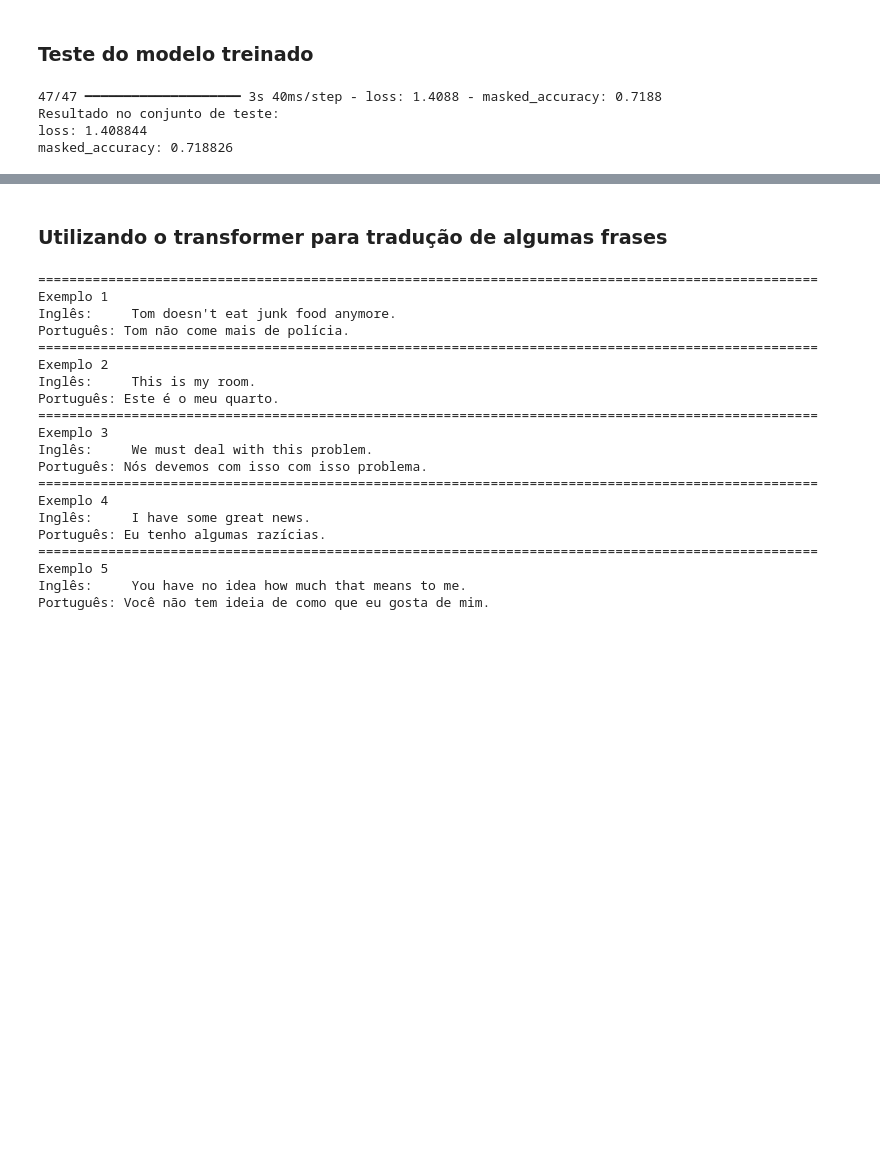
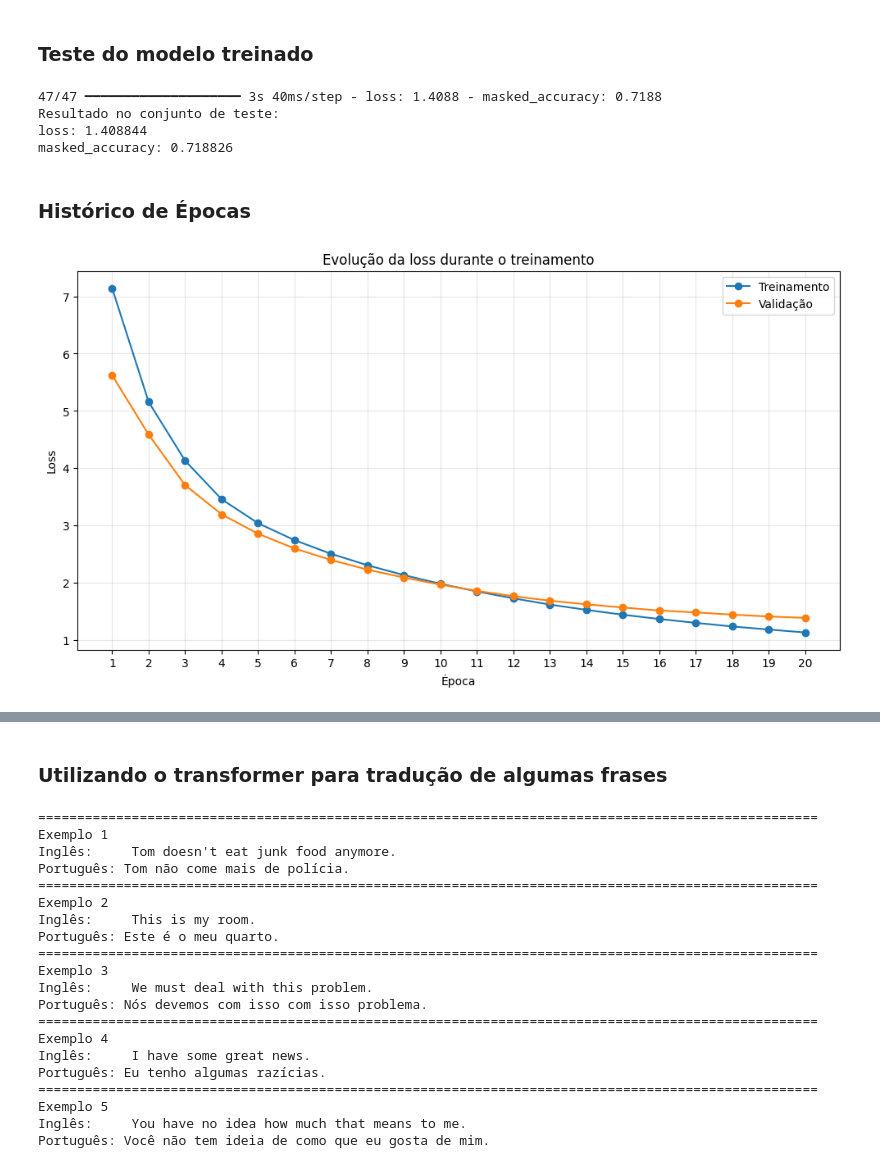
Before and after one commit to gilcesarf/imd1107-202601, a Jupyter notebook: 3-unidade/atividade5a.ipynb, the cells around one changed output, grey strips where cells are left out. Drawn from its saved outputs; the diff is of its cells as text; code cells hidden in the pictures; blank space fills up the shorter version.

```diff
--- a/3-unidade/atividade5a.ipynb
+++ b/3-unidade/atividade5a.ipynb
@@ -1538,3 +1539,61 @@ for metric_name, metric_value in test_results.items():
 Resultado no conjunto de teste:
 loss: 1.408844
 masked_accuracy: 0.718826
+# %% [markdown]
+### Histórico de Épocas
+# %%
+# =============================================================================
+# Gráfico da evolução do treinamento e da validação
+# =============================================================================
+
+historico_treinamento = pd.DataFrame(
+    history.history
+)
+
+historico_treinamento["epoch"] = range(
+    1,
+    len(historico_treinamento) + 1
+)
+
+plt.figure(figsize=(12, 6))
+
+plt.plot(
+    historico_treinamento["epoch"],
+    historico_treinamento["loss"],
+    marker="o",
+    label="Treinamento"
+)
+
+plt.plot(
+    historico_treinamento["epoch"],
+    historico_treinamento["val_loss"],
+    marker="o",
+    label="Validação"
+)
+
+plt.title(
+    "Evolução da loss durante o treinamento"
+)
+
+plt.xlabel(
+    "Época"
+)
+
+plt.ylabel(
+    "Loss"
+)
+
+plt.xticks(
+    historico_treinamento["epoch"]
+)
+
+plt.grid(
+    True,
+    alpha=0.3
+)
+
+plt.legend()
+
+plt.show()
+# %% [output]
+[figure, added]
```
Also changed, not shown: parts of 2 cells of this notebook, 1 other file.
